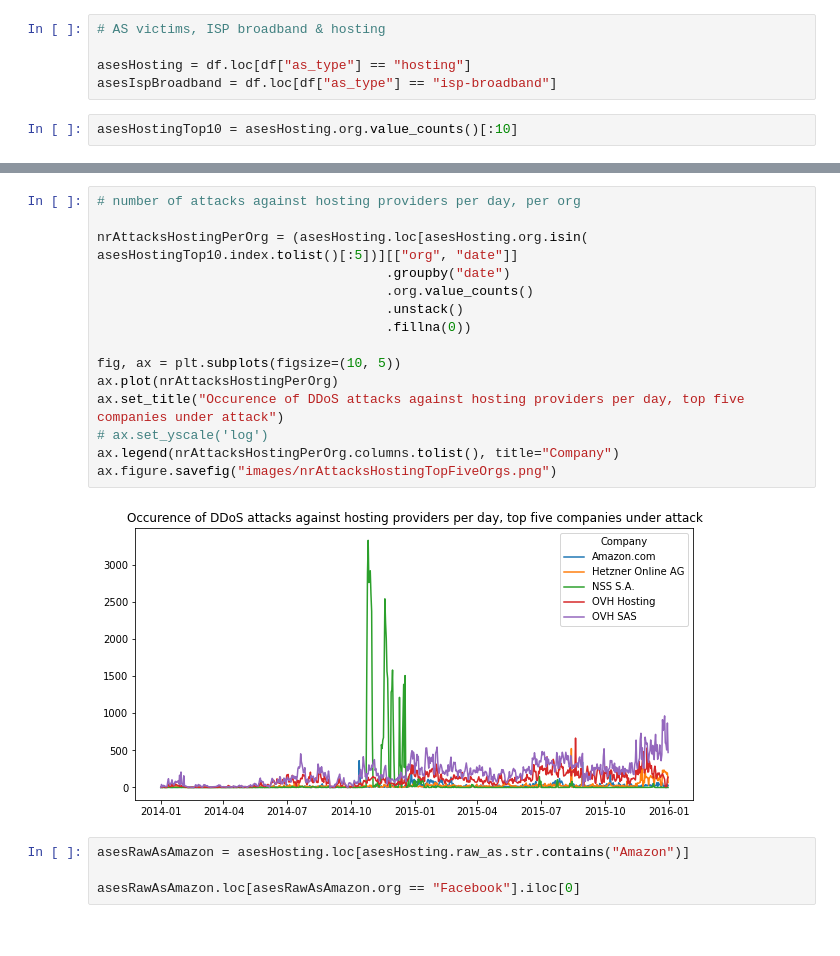
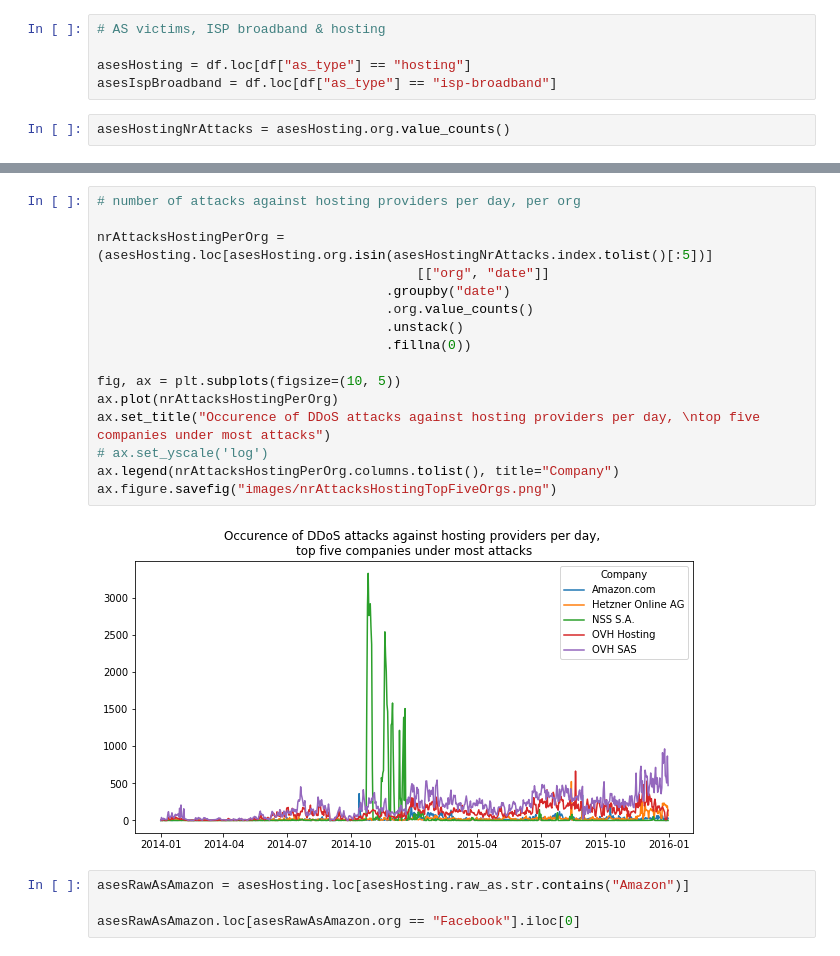
Before and after one commit to WKSu/WM0824TU-economics-of-cybersecurity-DDoS, a Jupyter notebook: block3-SecurityInvestments/securityInvestments.ipynb, the cells around one changed output, grey strips where cells are left out. Cells and saved outputs as stored; diff of their text form.

```diff
--- a/block3-SecurityInvestments/securityInvestments.ipynb
+++ b/block3-SecurityInvestments/securityInvestments.ipynb
@@ -108,4 +283,4 @@ ax.legend(nrAttacksPerASType.columns.tolist(), title="AS type")
 asesHosting = df.loc[df["as_type"] == "hosting"]
 asesIspBroadband = df.loc[df["as_type"] == "isp-broadband"]
 # %%
-asesHostingTop10 = asesHosting.org.value_counts()[:10]
+asesHostingNrAttacks = asesHosting.org.value_counts()
@@ -126,20 +350,21 @@ Name: org, dtype: int64
 # %%
 # number of attacks against hosting providers per day, per org
 
-nrAttacksHostingPerOrg = (asesHosting.loc[asesHosting.org.isin( asesHostingTop10.index.tolist()[:5])][["org", "date"]]
+nrAttacksHostingPerOrg = (asesHosting.loc[asesHosting.org.isin(asesHostingNrAttacks.index.tolist()[:5])]
+                                         [["org", "date"]]
                                      .groupby("date")
                                      .org.value_counts()
                                      .unstack()
                                      .fillna(0))
 
 fig, ax = plt.subplots(figsize=(10, 5))
 ax.plot(nrAttacksHostingPerOrg)
-ax.set_title("Occurence of DDoS attacks against hosting providers per day, top five companies under attack")
+ax.set_title("Occurence of DDoS attacks against hosting providers per day, \ntop five companies under most attacks")
 # ax.set_yscale('log')
 ax.legend(nrAttacksHostingPerOrg.columns.tolist(), title="Company")
 ax.figure.savefig("images/nrAttacksHostingTopFiveOrgs.png")
 # %% [output]
-[figure, old version]
+[figure, new version]
 # %%
 asesRawAsAmazon = asesHosting.loc[asesHosting.raw_as.str.contains("Amazon")]
 
```
Also changed, not shown: parts of 21 cells of this notebook, 1 other file.
